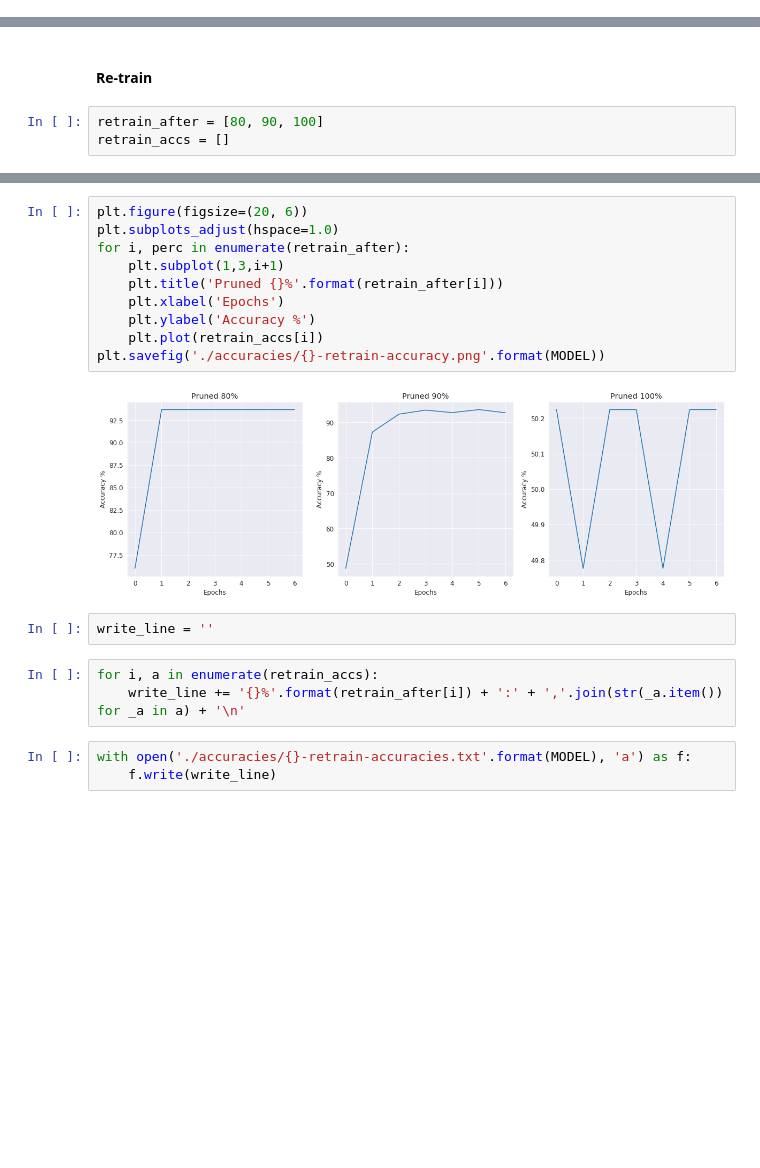
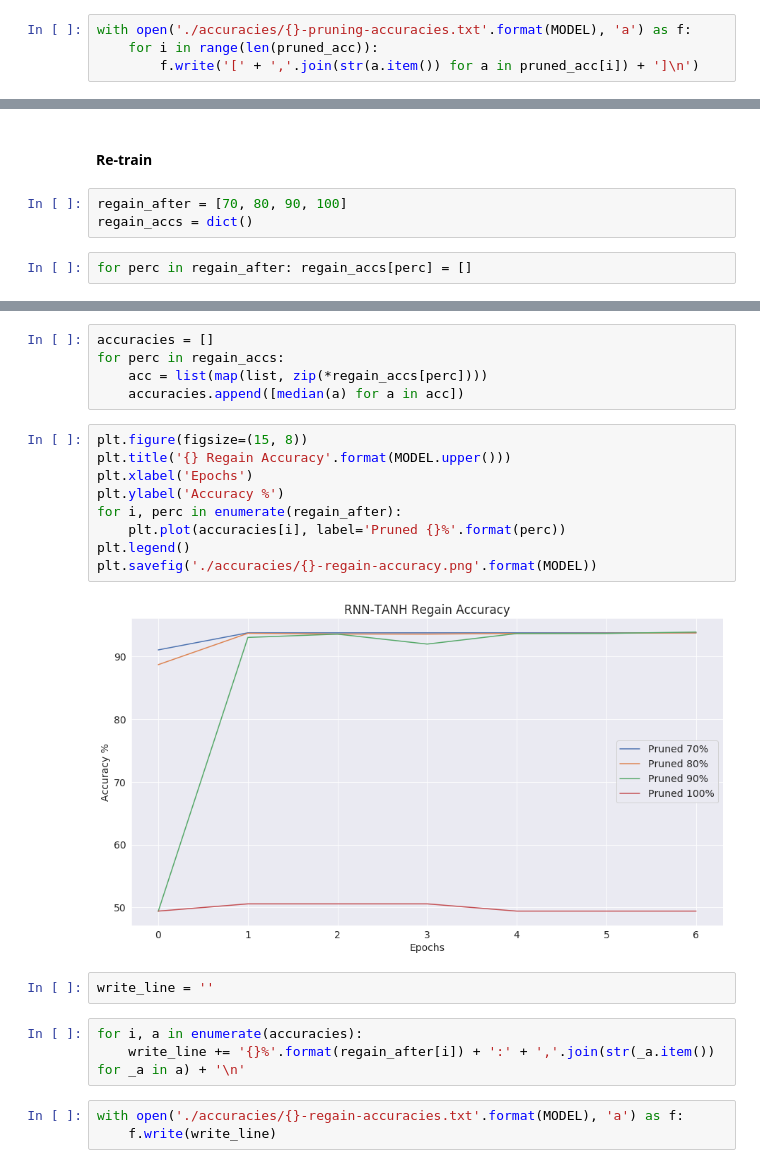
Before and after one commit to harshildarji/thesis, a Jupyter notebook: Implementations/notebooks/tanh/pruning_rnn_tanh.ipynb, the cells around one changed output, grey strips where cells are left out. Saved outputs shown, nothing was run; the diff lists cells and outputs as text; blank space fills up the shorter version.

```diff
--- a/Implementations/notebooks/tanh/pruning_rnn_tanh.ipynb
+++ b/Implementations/notebooks/tanh/pruning_rnn_tanh.ipynb
@@ -180,0 +151,4 @@ Accuracy: 50.22%
+# %%
+with open('./accuracies/{}-pruning-accuracies.txt'.format(MODEL), 'a') as f:
+    for i in range(len(pruned_acc)):
+        f.write('[' + ','.join(str(a.item()) for a in pruned_acc[i]) + ']\n')
@@ -193,7 +167,9 @@ with open('./accuracies/{}-pruning-accuracies.txt'.format(MODEL), 'a') as f:
 # %% [markdown]
 #### Re-train
 # %%
-retrain_after = [80, 90, 100]
-retrain_accs = []
+regain_after = [70, 80, 90, 100]
+regain_accs = dict()
+# %%
+for perc in regain_after: regain_accs[perc] = []
 # %%
 %%time
@@ -238,20 +218,24 @@ Wall time: 23min 11s
+# %%
+accuracies = []
+for perc in regain_accs:
+    acc = list(map(list, zip(*regain_accs[perc])))
+    accuracies.append([median(a) for a in acc])
 # %%
-plt.figure(figsize=(20, 6))
-plt.subplots_adjust(hspace=1.0)
-for i, perc in enumerate(retrain_after):
-    plt.subplot(1,3,i+1)
-    plt.title('Pruned {}%'.format(retrain_after[i]))
-    plt.xlabel('Epochs')
-    plt.ylabel('Accuracy %')
-    plt.plot(retrain_accs[i])
-plt.savefig('./accuracies/{}-retrain-accuracy.png'.format(MODEL))
+plt.figure(figsize=(15, 8))
+plt.title('{} Regain Accuracy'.format(MODEL.upper()))
+plt.xlabel('Epochs')
+plt.ylabel('Accuracy %')
+for i, perc in enumerate(regain_after):
+    plt.plot(accuracies[i], label='Pruned {}%'.format(perc))
+plt.legend()
+plt.savefig('./accuracies/{}-regain-accuracy.png'.format(MODEL))
 # %% [output]
-[figure, old version]
+[figure, new version]
 # %%
 write_line = ''
 # %%
-for i, a in enumerate(retrain_accs):
-    write_line += '{}%'.format(retrain_after[i]) + ':' + ','.join(str(_a.item()) for _a in a) + '\n'
+for i, a in enumerate(accuracies):
+    write_line += '{}%'.format(regain_after[i]) + ':' + ','.join(str(_a.item()) for _a in a) + '\n'
 # %%
-with open('./accuracies/{}-retrain-accuracies.txt'.format(MODEL), 'a') as f:
+with open('./accuracies/{}-regain-accuracies.txt'.format(MODEL), 'a') as f:
     f.write(write_line)
```
Also changed, not shown: parts of 23 cells of this notebook, 23 other files.
